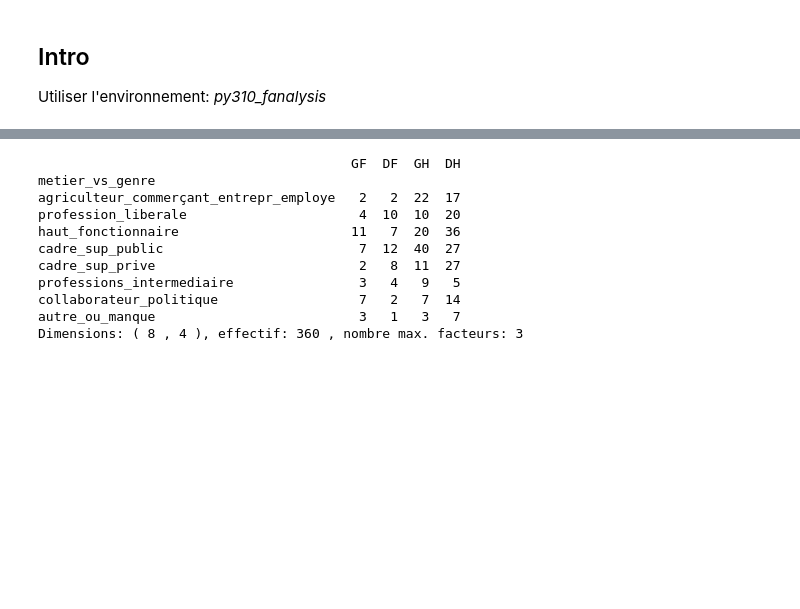
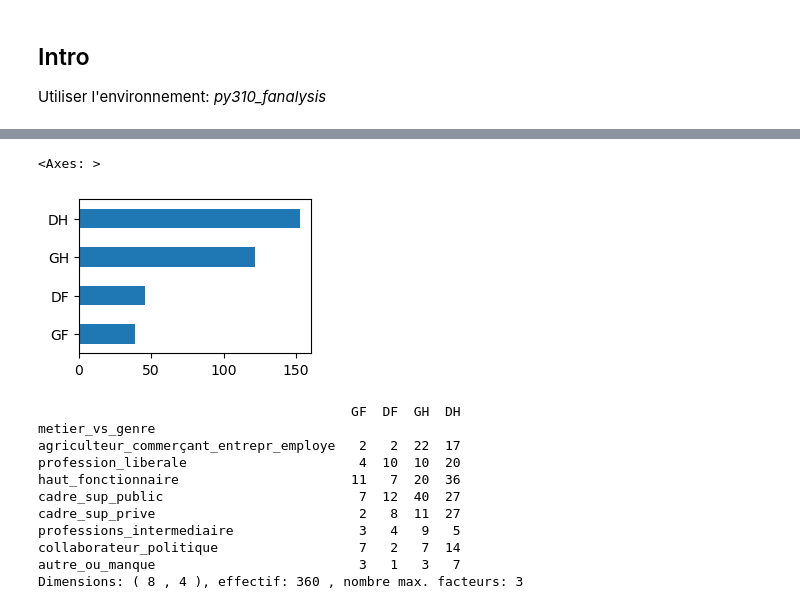
Before and after one commit to Sciences-historiques-numeriques/dossier_prosopographie_politique, a Jupyter notebook: AFC_femmes_ministres.ipynb, the cells around one changed output, grey strips where cells are left out. Saved outputs shown, nothing was run; the diff lists cells and outputs as text; code cells hidden in the pictures; blank space fills up the shorter version.

```diff
--- a/AFC_femmes_ministres.ipynb
+++ b/AFC_femmes_ministres.ipynb
@@ -24,3 +30,9 @@ D = pd.read_csv(file_choice,
+# %%
+### Distribution par genre et parti politique
+D.sum(axis=0).plot(kind='barh', figsize=(3,2))
+# %% [output]
+<Axes: >
+[figure, added]
 # %%
 
 #affichage des données
```
Also changed, not shown: parts of 1 cell of this notebook.
